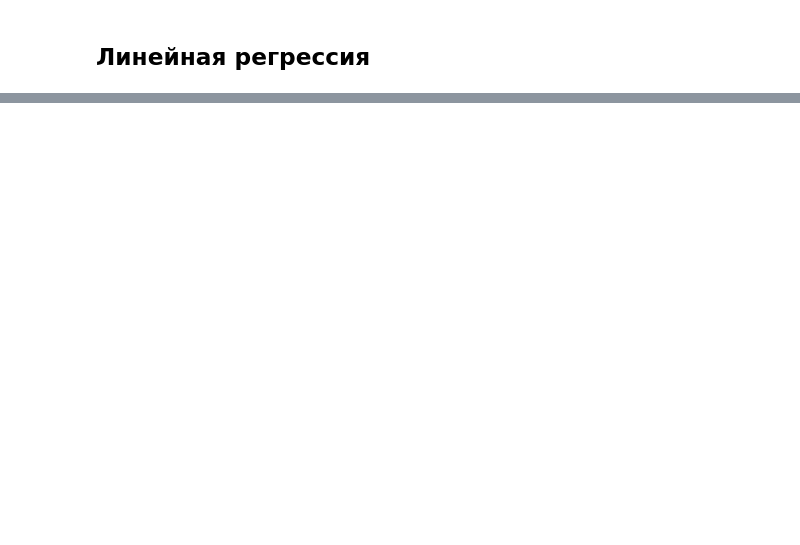
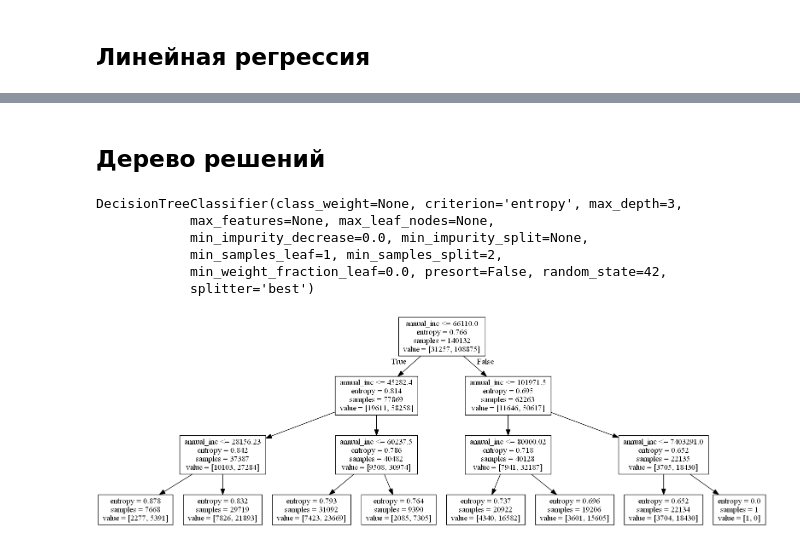
Before and after one commit to Anastasiyabordak/ODS_training, a Jupyter notebook: Models.ipynb, the cells around one changed output, grey strips where cells are left out. Cells and saved outputs as stored; diff of their text form; code cells hidden in the pictures; blank space fills up the shorter version.

Commit message:
decison tree

```diff
--- a/Models.ipynb
+++ b/Models.ipynb
@@ -60,0 +84,2 @@ Mean squared error for train sample: 15.20
+# %% [markdown]
+## Дерево решений
@@ -60,0 +99,20 @@ Mean squared error for train sample: 15.20
+# %%
+clf_tree = DecisionTreeClassifier(criterion='entropy', max_depth=3, random_state=42)
+y = train['loan_status'] # целевой признак
+x = train.loc[:,['annual_inc'] ] # параметры
+x_train, x_test, y_train, y_test = train_test_split(x, y, test_size=0.3, random_state = 42)
+clf_tree.fit(x_train, y_train)
+# %% [output]
+DecisionTreeClassifier(class_weight=None, criterion='entropy', max_depth=3,
+            max_features=None, max_leaf_nodes=None,
+            min_impurity_decrease=0.0, min_impurity_split=None,
+            min_samples_leaf=1, min_samples_split=2,
+            min_weight_fraction_leaf=0.0, presort=False, random_state=42,
+            splitter='best')
+# %%
+dot_data = StringIO()
+export_graphviz(clf_tree, out_file=dot_data, feature_names=['annual_inc'])
+(graph,) = pydot.graph_from_dot_data(dot_data.getvalue())
+Image(graph.create_png())
+# %% [output]
+[figure, added]
```
Also changed, not shown: parts of 13 cells of this notebook.
